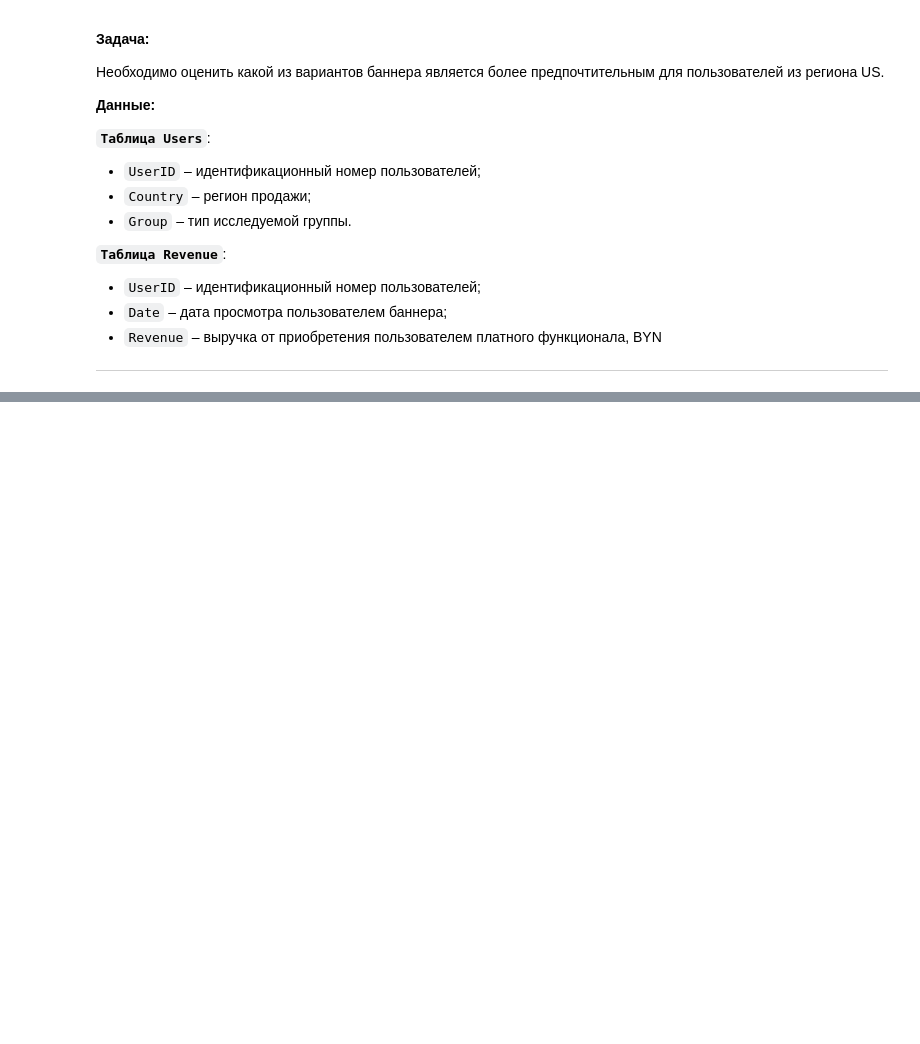
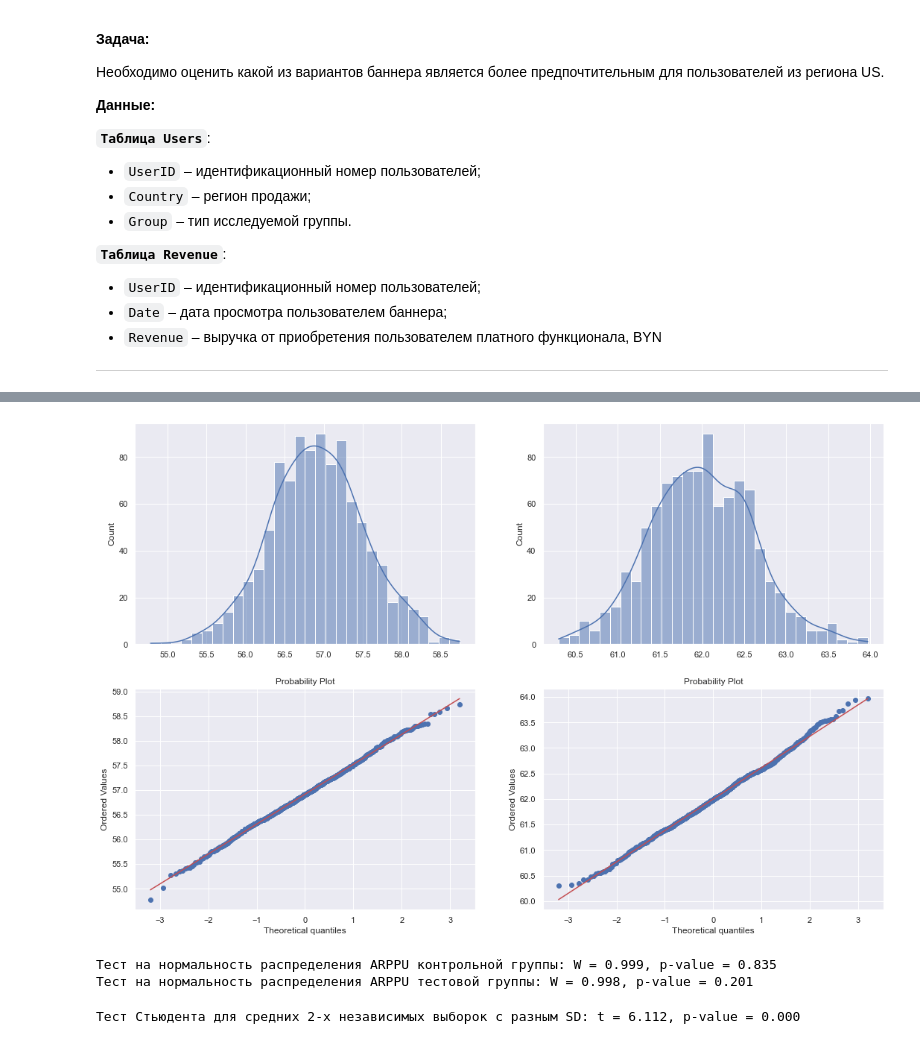
Before and after one commit to pawelasinski/product_metrics_analysis, a Jupyter notebook: 2-ab-test.ipynb, the cells around one changed output, grey strips where cells are left out. Cells and saved outputs as stored; diff of their text form; code cells hidden in the pictures; blank space fills up the shorter version.

```diff
--- a/2-ab-test.ipynb
+++ b/2-ab-test.ipynb
@@ -124,0 +66,26 @@ $p-value$ слишком мал, чтобы подтвердить нулеву
+# %%
+# распределение среднего значения выручки
+fig2, ax2 = plt.subplots(2, 2)
+fig2.set_size_inches(18, 12)
+
+sns.histplot(sample_means_control, bins=30, ax=ax2[0, 0], kde=True)
+sns.histplot(sample_means_target, bins=30, ax=ax2[0, 1], kde=True)
+sts.probplot(sample_means_control, dist='norm', plot=ax2[1, 0])
+sts.probplot(sample_means_target, dist='norm', plot=ax2[1, 1]);
+# %% [output]
+[figure, added]
+# %%
+# теперь проверим на нормальность с помощью теста Шапиро-Уилка
+sp_cntrl = sts.shapiro(sample_means_control)
+print(f'Тест на нормальность распределения ARPPU контрольной группы: W = {sp_cntrl[0]:.3f}, p-value = {sp_cntrl[1]:.3f}')
+
+sp_trgt = sts.shapiro(sample_means_target)
+print(f'Тест на нормальность распределения ARPPU тестовой группы: W = {sp_trgt[0]:.3f}, p-value = {sp_trgt[1]:.3f}')
+# %% [output]
+Тест на нормальность распределения ARPPU контрольной группы: W = 0.999, p-value = 0.835
+Тест на нормальность распределения ARPPU тестовой группы: W = 0.998, p-value = 0.201
+# %%
+tt = sts.ttest_ind(target_group, control_group, equal_var=False, alternative='greater')
+print(f"Тест Стьюдента для средних 2-х независимых выборок c разным SD: t = {tt[0]:.3f}, p-value = {tt[1]:.3f}")
+# %% [output]
+Тест Стьюдента для средних 2-х независимых выборок c разным SD: t = 6.112, p-value = 0.000
```
Also changed, not shown: parts of 20 cells of this notebook.
